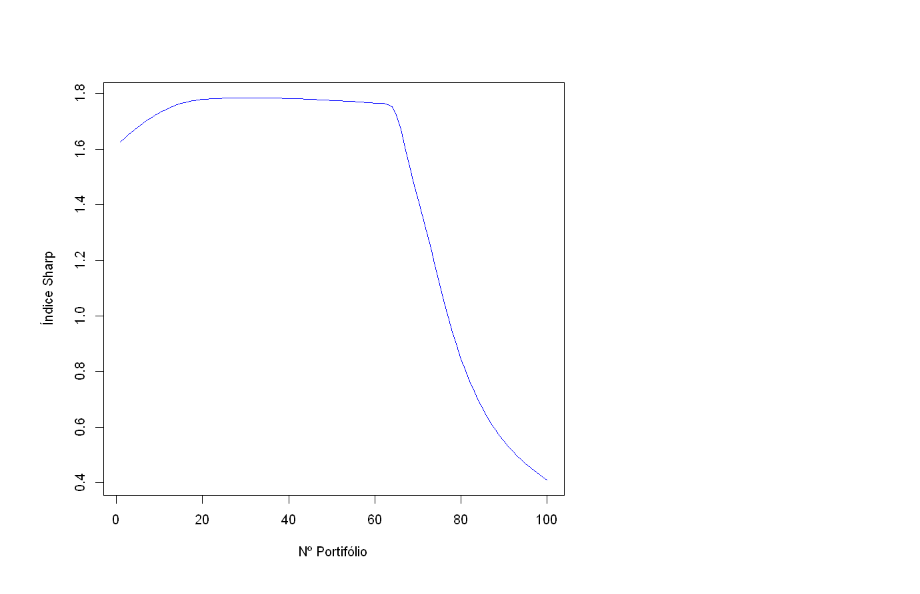
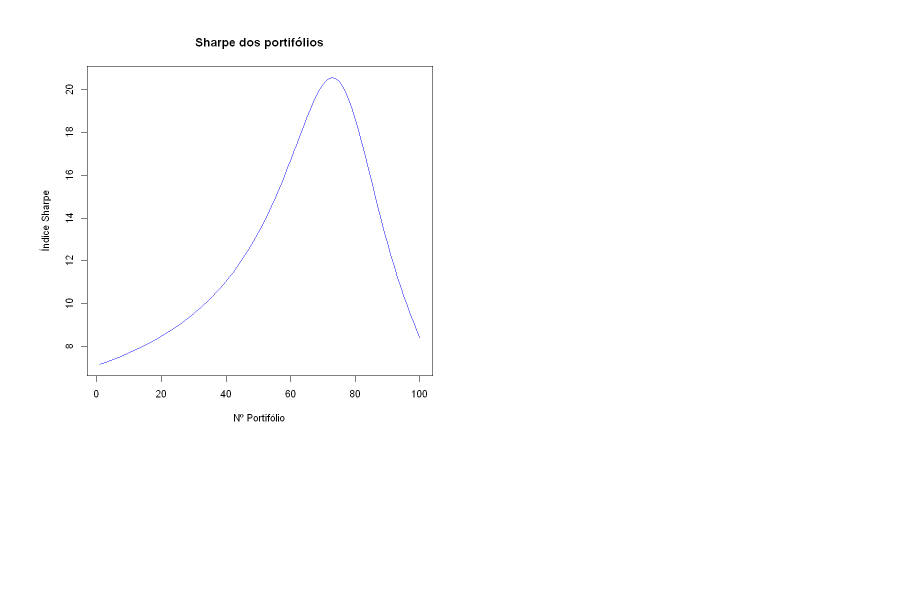
Before and after one commit to GabrielMarquezMatte/Meus-Arquivos, a Jupyter notebook: Ações e opções/Otimização de carteiras.ipynb, the cells around one changed output. Cells and saved outputs as stored; diff of their text form; code cells hidden in the pictures; blank space fills up the shorter version.

```diff
--- a/Ações e opções/Otimização de carteiras.ipynb
+++ b/Ações e opções/Otimização de carteiras.ipynb
@@ -21,0 +1,10 @@ The following objects are masked from 'package:base':
+# %%
+loadlibrary <- function(x){
+  for(i in x){
+    if (!require(i,character.only = TRUE)) {
+      install.packages(i, dep=TRUE)
+    } else{
+      library(i, character.only = T)
+    }
+  }
+}
@@ -68,5 +87,5 @@ brml_ret <- c(-0.0056,-0.3035,0.4174,0.2423,0.0412,0.4767)
 # %%
-retornos <- cbind(itsa_ret, abev_ret, trpl_ret, enat_ret, seer_ret)
+retornos <- cbind(trpl_ret, taee_ret, amzn_ret, itsa_ret, lren_ret)
 colnames(retornos) <- ativos
 retornos
 # %% [output]
@@ -92,0 +100,7 @@ A matrix: 5 × 1 of type dbl
+# %%
+retorno_medio <- matrix(0, ncol = 1, nrow = ncol(retornos))
+for(i in 1:ncol(retornos)){
+    retorno_medio[i,] <- rbind(mean(retornos[,i]))
+}
+rownames(retorno_medio) <- ativos
+retorno_medio
@@ -119,7 +140,7 @@ A matrix: 5 × 5 of type dbl
 # %%
 tx_livre_risco <- 0.0225
 # %%
-short_selling <- F
+short_selling <- T
 # %%
 carteira_eficiente <- tangency.portfolio(retorno_medio, matriz_cov, tx_livre_risco, shorts = short_selling)
 
@@ -197,5 +218,7 @@ abline(a = tx_livre_risco, b = tangente, col = "green", lwd = 2)
 # %%
 plot(1:npor, (fronteira_eficiente$er - tx_livre_risco)/fronteira_eficiente$sd,
-     col = "blue", ylab = "Índice Sharp", xlab = "Nº Portifólio", type = 'l')
+     col = "blue", ylab = "Índice Sharpe", xlab = "Nº Portifólio", type = 'l',
+    main = "Sharpe dos portifólios")
+abline(h = 0)
 # %% [output]
-[figure, old version]
+[figure, new version]
```
Also changed, not shown: parts of 16 cells of this notebook, 2 other files.
